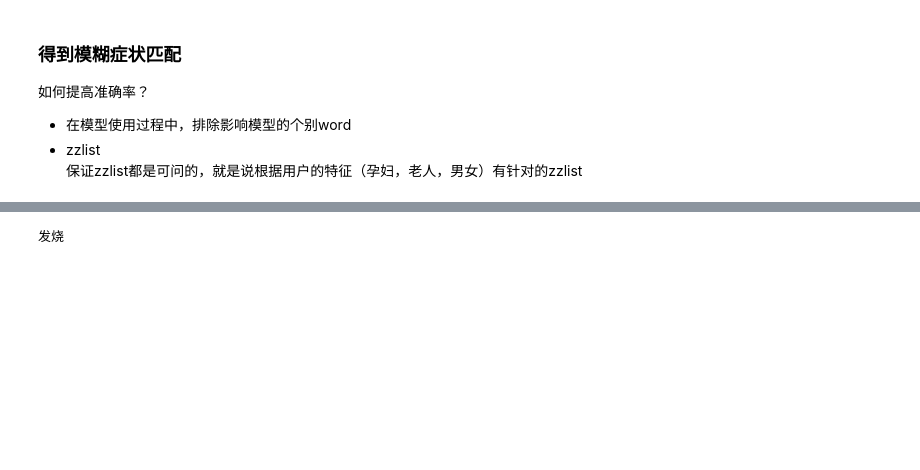
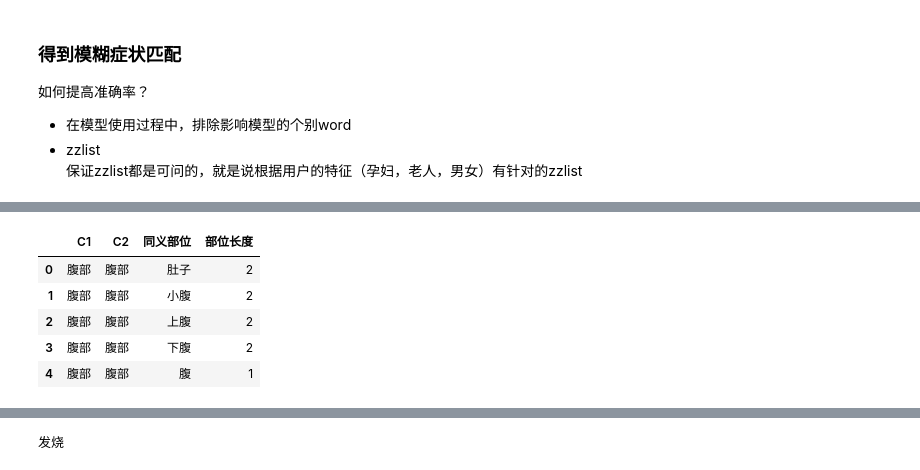
Before and after one commit to mayi140611/crawl, a Jupyter notebook: requestProj/39jiankang/模糊症状匹配.ipynb, the cells around one changed output, grey strips where cells are left out. Drawn from its saved outputs; the diff is of its cells as text; code cells hidden in the pictures; blank space fills up the shorter version.

```diff
--- a/requestProj/39jiankang/模糊症状匹配.ipynb
+++ b/requestProj/39jiankang/模糊症状匹配.ipynb
@@ -158,0 +193,3 @@ get_zzs_by_word2vec('我经常失眠',zzlist)
+# %%
+df = pd.read_csv('/home/ian/code/data/daozhen/部位同义词.csv')
+df.head()
@@ -158,0 +203,11 @@ get_zzs_by_word2vec('我经常失眠',zzlist)
+# %%
+df['部位长度'] = df.apply(lambda x: len(x[2]),1)
+# %%
+df.head()
+# %% [output]
+|  | C1 | C2 | 同义部位 | 部位长度 |
+| 0 | 腹部 | 腹部 | 肚子 | 2 |
+| 1 | 腹部 | 腹部 | 小腹 | 2 |
+| 2 | 腹部 | 腹部 | 上腹 | 2 |
+| 3 | 腹部 | 腹部 | 下腹 | 2 |
+| 4 | 腹部 | 腹部 | 腹 | 1 |
```
Also changed, not shown: parts of 38 cells of this notebook, 3 other files.
